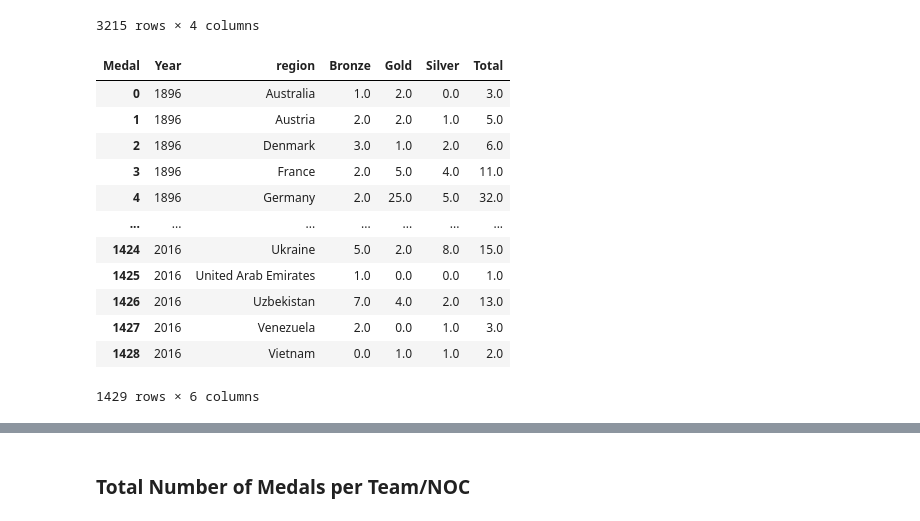
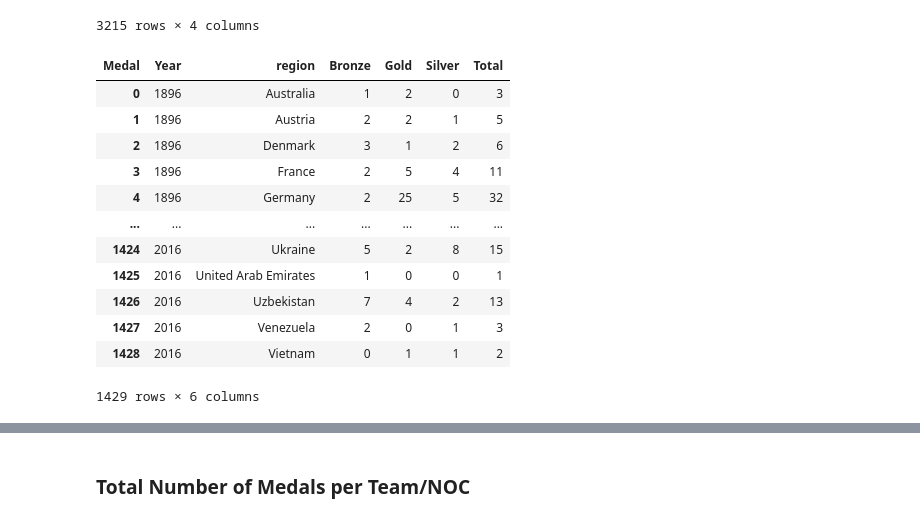
Before and after one commit to Maryam-Dollet/Dataviz_project, a Jupyter notebook: dataviz_project.ipynb, the cells around one changed output, grey strips where cells are left out. Cells and saved outputs as stored; diff of their text form; code cells hidden in the pictures.

```diff
--- a/dataviz_project.ipynb
+++ b/dataviz_project.ipynb
@@ -203,22 +219,22 @@ df_medals
 # %%
-df_medals = df_medals.pivot_table(index=['Year', 'region'], columns='Medal', values='medal_count', aggfunc='sum').reset_index().fillna(0)
+df_medals_total = df_medals.pivot_table(index=['Year', 'region'], columns='Medal', values='medal_count', aggfunc='sum').reset_index().fillna(0).astype({'Gold': 'int32', 'Silver': 'int32', 'Bronze': 'int32'})
 # %%
-df_medals["Total"] = df_medals["Bronze"] + df_medals["Gold"] + df_medals["Silver"]
+df_medals_total["Total"] = df_medals_total["Bronze"] + df_medals_total["Gold"] + df_medals_total["Silver"]
-# %%
-df_medals
-# %% [output]
-| Medal | Year | region | Bronze | Gold | Silver | Total |
-| 0 | 1896 | Australia | 1.0 | 2.0 | 0.0 | 3.0 |
-| 1 | 1896 | Austria | 2.0 | 2.0 | 1.0 | 5.0 |
-| 2 | 1896 | Denmark | 3.0 | 1.0 | 2.0 | 6.0 |
-| 3 | 1896 | France | 2.0 | 5.0 | 4.0 | 11.0 |
-| 4 | 1896 | Germany | 2.0 | 25.0 | 5.0 | 32.0 |
-| ... | ... | ... | ... | ... | ... | ... |
-| 1424 | 2016 | Ukraine | 5.0 | 2.0 | 8.0 | 15.0 |
-| 1425 | 2016 | United Arab Emirates | 1.0 | 0.0 | 0.0 | 1.0 |
-| 1426 | 2016 | Uzbekistan | 7.0 | 4.0 | 2.0 | 13.0 |
-| 1427 | 2016 | Venezuela | 2.0 | 0.0 | 1.0 | 3.0 |
-| 1428 | 2016 | Vietnam | 0.0 | 1.0 | 1.0 | 2.0 |
-1429 rows × 6 columns
+# %%
+df_medals_total
+# %% [output]
+| Medal | Year | region | Bronze | Gold | Silver | Total |
+| 0 | 1896 | Australia | 1 | 2 | 0 | 3 |
+| 1 | 1896 | Austria | 2 | 2 | 1 | 5 |
+| 2 | 1896 | Denmark | 3 | 1 | 2 | 6 |
+| 3 | 1896 | France | 2 | 5 | 4 | 11 |
+| 4 | 1896 | Germany | 2 | 25 | 5 | 32 |
+| ... | ... | ... | ... | ... | ... | ... |
+| 1424 | 2016 | Ukraine | 5 | 2 | 8 | 15 |
+| 1425 | 2016 | United Arab Emirates | 1 | 0 | 0 | 1 |
+| 1426 | 2016 | Uzbekistan | 7 | 4 | 2 | 13 |
+| 1427 | 2016 | Venezuela | 2 | 0 | 1 | 3 |
+| 1428 | 2016 | Vietnam | 0 | 1 | 1 | 2 |
+1429 rows × 6 columns
 # %%
 # df_medals.to_csv("medals_by_country.csv", index=False)
```
Also changed, not shown: parts of 3 cells of this notebook, 2 other files.
